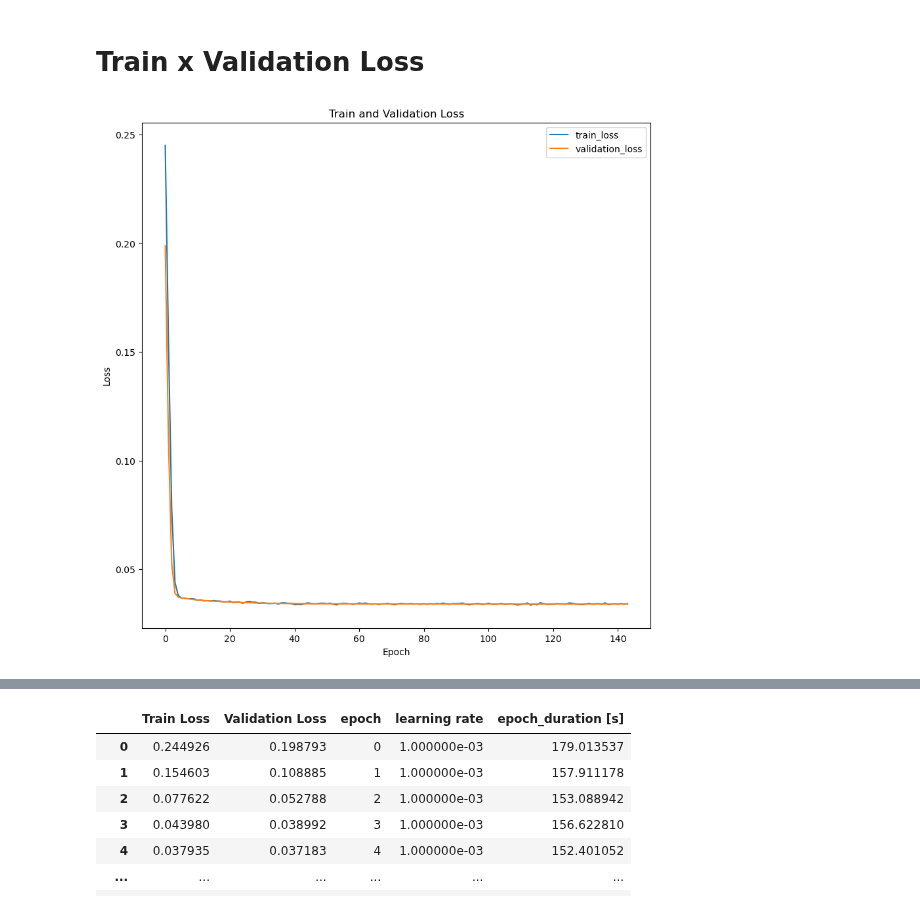
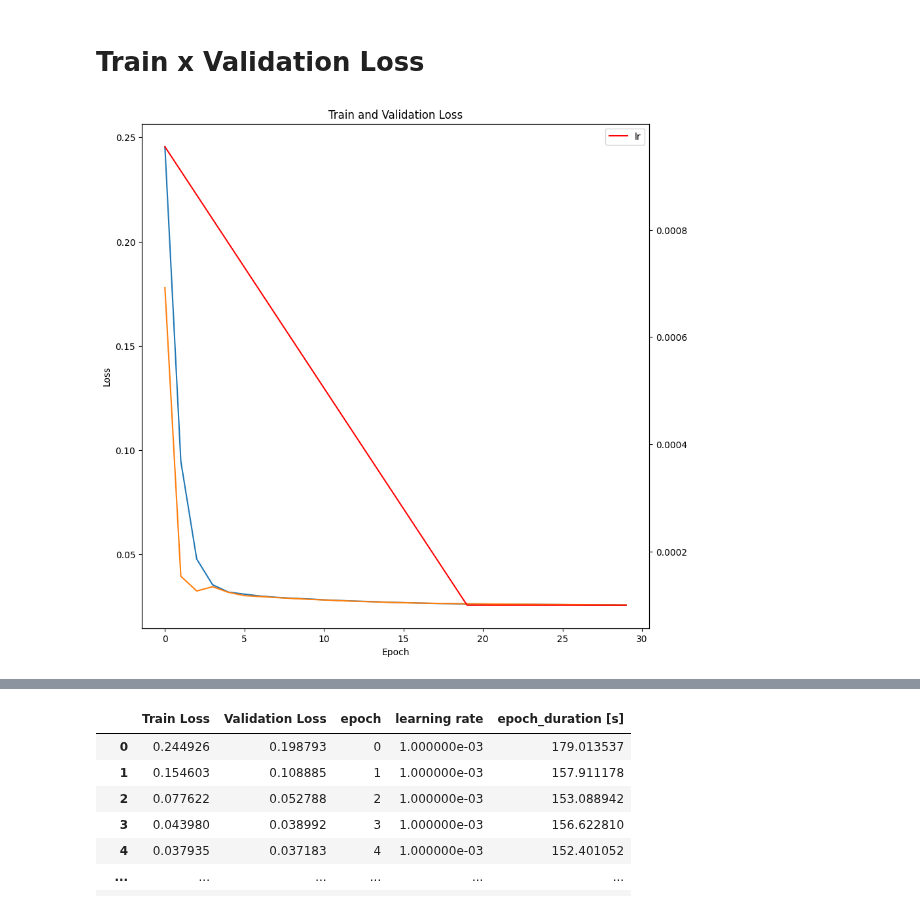
Before and after one commit to velozo27/TCC-Pedro-Velozo-ENG1132, a Jupyter notebook: SRCNN_copiada.ipynb, the cells around one changed output, grey strips where cells are left out. Drawn from its saved outputs; the diff is of its cells as text; code cells hidden in the pictures.

```diff
--- a/SRCNN_copiada.ipynb
+++ b/SRCNN_copiada.ipynb
@@ -448,9 +453,27 @@ Clipping input data to the valid range for imshow with RGB data ([0..1] for floa
 #           : Usar learning maior: 1e-4?
 #           : Usar learning rate decay
 
+# hyperparameters
+#https://stackoverflow.com/questions/48324152/pytorch-how-to-change-the-learning-rate-of-an-optimizer-at-any-given-moment-no
+lr = 1e-3
+model = SRCNN(num_channels=3, use_padding=False)
+model.to(device)
 # 3.3 Training
 # The loss is minimized using stochastic gradient descent with the standard backpropagation
-optimizer = torch.optim.SGD(model.parameters(), lr=lr)
+optimizer = torch.optim.SGD(model.parameters(), lr=lr, momentum=0.9)
+# scheduler = torch.optim.lr_scheduler.ReduceLROnPlateau(
+#     optimizer,
+#     mode='min',
+#     factor=0.1,
+#     patience=2,
+#     threshold=1e-3,
+#     verbose=True
+#     )
+scheduler = torch.optim.lr_scheduler.LinearLR(
+    optimizer,
+    start_factor=1.0,
+    end_factor=0.1,
+    total_iters=20)
 # we use Mean Squared Error (MSE) as the loss function:
 loss_fn = nn.MSELoss()
 loss_fn.to(device)
@@ -511,7 +494,7 @@ starting_epoch = 0
 %%time
 train_loss = 0
 validation_loss =0
-epochs = 300
+epochs = 10
 
 ######
 epoch_array = []
@@ -532,6 +515,12 @@ for index, t in enumerate(range(epochs)):
     train_loss = train_loop(train_dataloader, model, loss_fn, optimizer)
     validation_loss = validation_loop(validation_dataloader, model, loss_fn)
 
+    # changes the learning rate when the validation loss stops decreasing
+    #scheduler.step(validation_loss)
+    print(f"Learning rate (antes): {optimizer.param_groups[0]['lr']}")
+    scheduler.step()
+    print(f"Learning rate (depois): {optimizer.param_groups[0]['lr']}")
+
     train_loss_array.append(train_loss)
     validation_loss_array.append(validation_loss)
 
@@ -544,8 +533,8 @@ for index, t in enumerate(range(epochs)):
     ######
 
     # updating learning rate
-    if current_epoch % 10 == 0 and current_epoch > 0:
-        optimizer.param_groups[0]['lr'] /= 2
+    # if current_epoch % 10 == 0 and current_epoch > 0:
+    #     optimizer.param_groups[0]['lr'] /= 2
 
     if not EXPERIMENTAL_MODE:
       df_path = '/content/gdrive/My Drive/TCC/code/models/SRCNN/testing/train_session_testing/SRCNN_train_vs_validation_loss.csv'
@@ -622,17 +554,22 @@ Training Error:
 # %%
 train_loss_array = np.array(train_loss_array)
 validation_loss_array = np.array(validation_loss_array)
 
-plt.figure(figsize=(10, 10))
-plt.plot(range(len(train_loss_array)), train_loss_array, label='train_loss')
-plt.plot(range(len(validation_loss_array)), validation_loss_array, label='validation_loss')
+fig = plt.figure(figsize=(10, 10))
+ax = fig.add_subplot(111)
+ax.plot(range(len(train_loss_array)), train_loss_array, label='train_loss')
+ax.plot(range(len(validation_loss_array)), validation_loss_array, label='validation_loss')
 plt.xlabel('Epoch')
 plt.ylabel('Loss')
+
+ax2 = ax.twinx()
+ax2.plot(range(len(lr_array)), lr_array, label='lr', color='red')
+
 plt.title('Train and Validation Loss')
 plt.legend()
 plt.show()
 # %% [output]
-[figure, old version]
+[figure, new version]
 # %%
 df = pd.DataFrame({'Train Loss': train_loss_array, 'Validation Loss': validation_loss_array, 'epoch': epoch_array, 'learning rate': lr_array, 'epoch_duration [s]': time_array})
 df.head()
```
Also changed, not shown: parts of 18 cells of this notebook.
